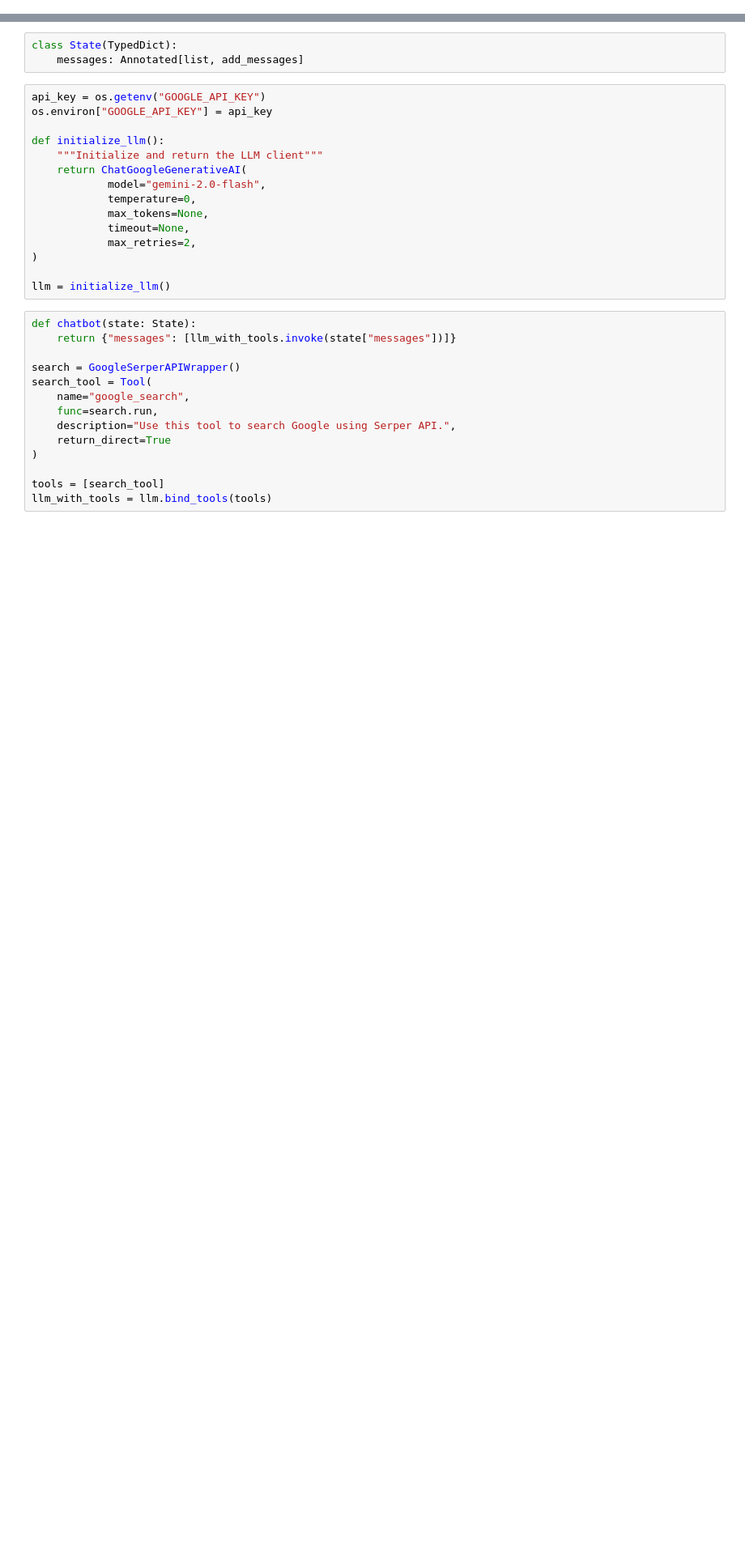
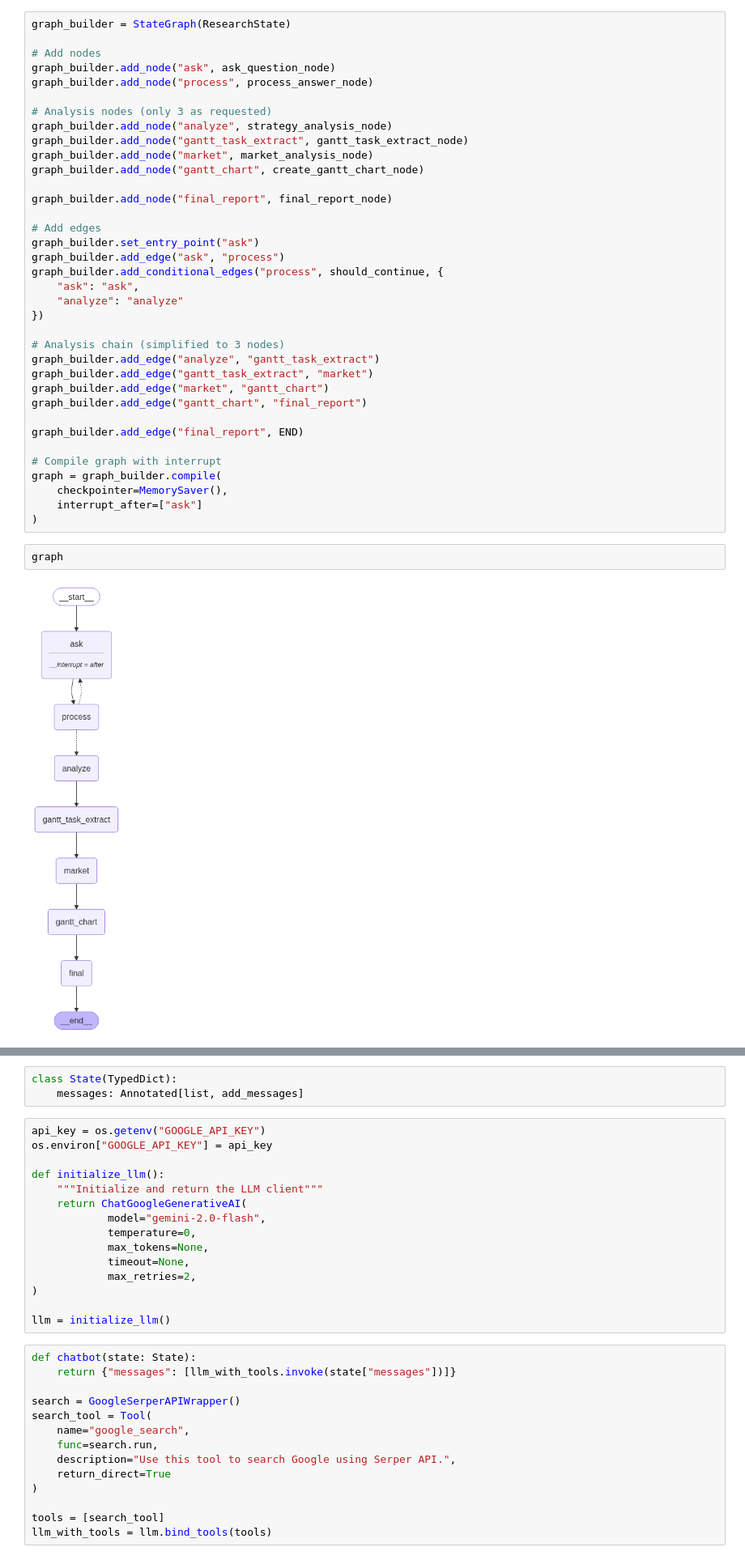
Before and after one commit to minh-quan2811/AI-agent-study, a Jupyter notebook: Chatbot-Project/LangGraphAgentTesting.ipynb, the cells around one changed output, grey strips where cells are left out. Shown at 81% size. Cells and saved outputs as stored; diff of their text form; blank space fills up the shorter version.

Commit message:
AI agent for Marketing using LangGraph

```diff
--- a/Chatbot-Project/LangGraphAgentTesting.ipynb
+++ b/Chatbot-Project/LangGraphAgentTesting.ipynb
@@ -27,0 +415,40 @@ import os
+# %%
+graph_builder = StateGraph(ResearchState)
+
+# Add nodes
+graph_builder.add_node("ask", ask_question_node)
+graph_builder.add_node("process", process_answer_node)
+
+# Analysis nodes (only 3 as requested)
+graph_builder.add_node("analyze", strategy_analysis_node)
+graph_builder.add_node("gantt_task_extract", gantt_task_extract_node)
+graph_builder.add_node("market", market_analysis_node)
+graph_builder.add_node("gantt_chart", create_gantt_chart_node)
+
+graph_builder.add_node("final_report", final_report_node)
+
+# Add edges
+graph_builder.set_entry_point("ask")
+graph_builder.add_edge("ask", "process")
+graph_builder.add_conditional_edges("process", should_continue, {
+    "ask": "ask",
+    "analyze": "analyze"
+})
+
+# Analysis chain (simplified to 3 nodes)
+graph_builder.add_edge("analyze", "gantt_task_extract")
+graph_builder.add_edge("gantt_task_extract", "market")
+graph_builder.add_edge("market", "gantt_chart")
+graph_builder.add_edge("gantt_chart", "final_report")
+
+graph_builder.add_edge("final_report", END)
+
+# Compile graph with interrupt
+graph = graph_builder.compile(
+    checkpointer=MemorySaver(),
+    interrupt_after=["ask"]
+)
+# %%
+graph
+# %% [output]
+[figure, added]
```
Also changed, not shown: parts of 13 cells of this notebook.
